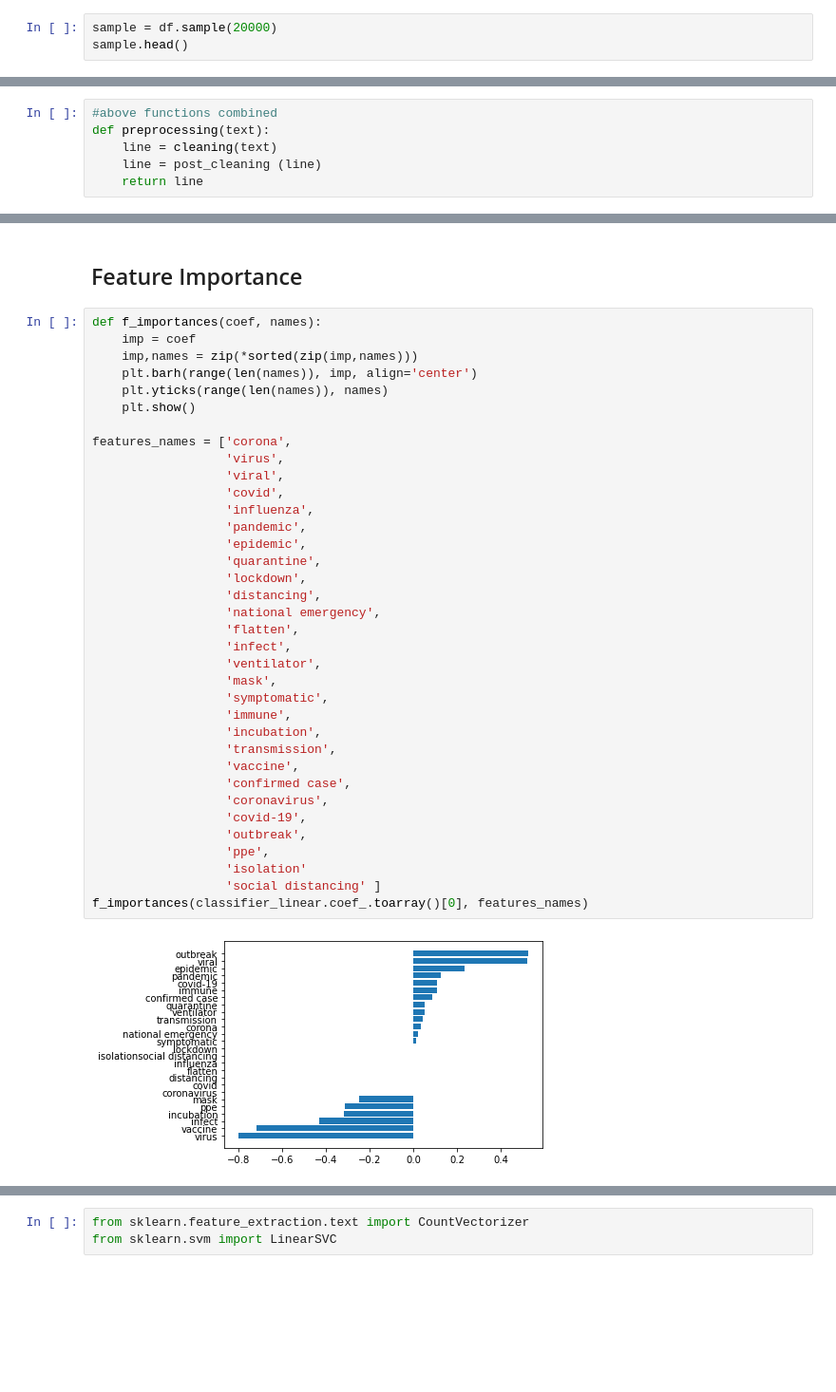
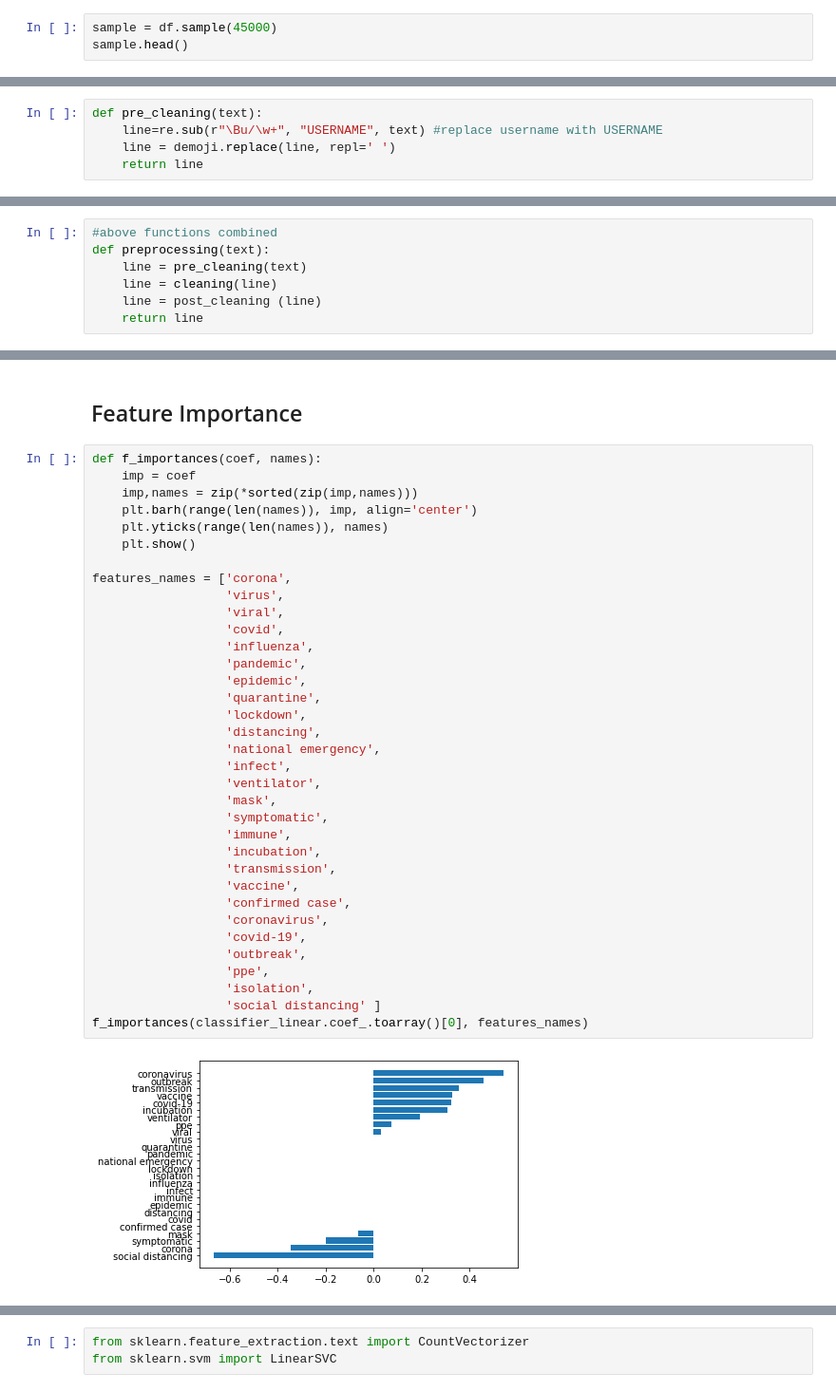
Before and after one commit to j-chen005/COVID19-Mental-Health-Analysis, a Jupyter notebook: SVM Model COVID-19 Mental Health.ipynb, the cells around one changed output, grey strips where cells are left out. Shown at 95% size. Drawn from its saved outputs; the diff is of its cells as text; blank space fills up the shorter version.

```diff
--- a/SVM Model COVID-19 Mental Health.ipynb
+++ b/SVM Model COVID-19 Mental Health.ipynb
@@ -27,5 +34,5 @@ df.tail()
 # %%
-sample = df.sample(20000)
+sample = df.sample(45000)
 sample.head()
 # %% [output]
 |  | Unnamed: 0 | subreddit.name | created_utc | body | sentiment |
@@ -61,3 +70,8 @@ import re #regex library used for substituting words
+# %%
+def pre_cleaning(text):
+    line=re.sub(r"\Bu/\w+", "USERNAME", text) #replace username with USERNAME
+    line = demoji.replace(line, repl=' ')
+    return line
 # %%
 #removing stopwords and urls, stemming, making lowercase
 stop_words = stopwords.words('english')
@@ -96,7 +110,8 @@ def post_cleaning(text):
 # %%
 #above functions combined
 def preprocessing(text):
-    line = cleaning(text)
+    line = pre_cleaning(text)
+    line = cleaning(line)
     line = post_cleaning (line)
     return line
 # %%
@@ -230,33 +247,32 @@ def f_importances(coef, names):
     plt.yticks(range(len(names)), names)
     plt.show()
 
 features_names = ['corona',
                   'virus',
                   'viral',
                   'covid',
                   'influenza',
                   'pandemic',
                   'epidemic',
                   'quarantine',
                   'lockdown',
                   'distancing',
                   'national emergency',
-                  'flatten',
                   'infect',
                   'ventilator',
                   'mask',
                   'symptomatic',
                   'immune',
                   'incubation',
                   'transmission',
                   'vaccine',
                   'confirmed case',
                   'coronavirus',
                   'covid-19',
                   'outbreak',
                   'ppe',
-                  'isolation'
+                  'isolation',
                   'social distancing' ]
 f_importances(classifier_linear.coef_.toarray()[0], features_names)
 # %% [output]
-[figure, old version]
+[figure, new version]
```
Also changed, not shown: parts of 18 cells of this notebook.
